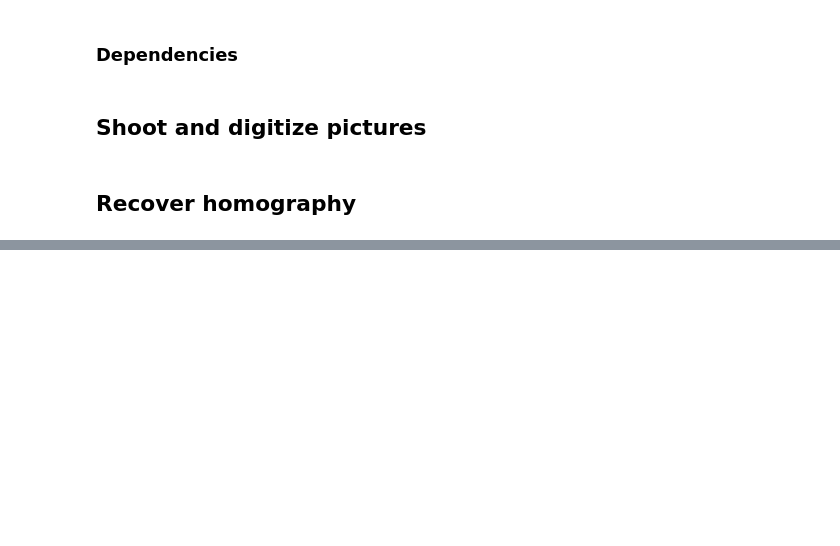
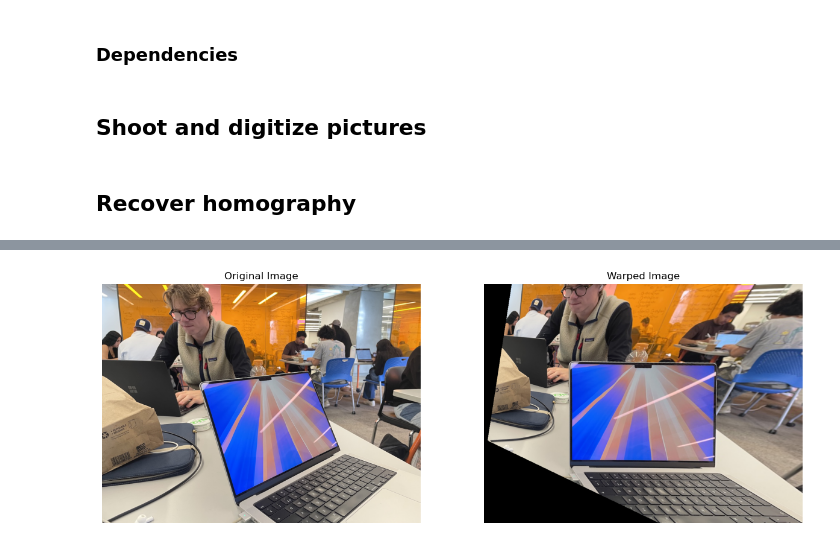
Before and after one commit to filipbagen/cs-180, a Jupyter notebook: p4-image-warping-and-mosaicing/code/main.ipynb, the cells around one changed output, grey strips where cells are left out. Drawn from its saved outputs; the diff is of its cells as text; code cells hidden in the pictures; blank space fills up the shorter version.

Commit message:
Finish rectifying images

```diff
--- a/p4-image-warping-and-mosaicing/code/main.ipynb
+++ b/p4-image-warping-and-mosaicing/code/main.ipynb
@@ -16,2 +14,10 @@ panorama_right = plt.imread('../data/IMG_8358.jpeg')
+# %%
+my_warp_image = plt.imread('../data/IMG_8359.jpeg')
+
+with open('../data/warp_points.json', 'r') as f:
+    warped_points = json.load(f)
+
+warped_points_1 = np.array(warped_points["im1Points"])
+warped_points_2 = np.array(warped_points["im2Points"])
 # %% [markdown]
 ## Recover homography
@@ -17,0 +55,77 @@ panorama_right = plt.imread('../data/IMG_8358.jpeg')
+# %%
+import numpy as np
+import matplotlib.pyplot as plt
+
+# Function to apply bilinear interpolation at floating point coordinates
+def bilinear_interpolation(im, x, y):
+    h, w, c = im.shape
+
+    # Ensure coordinates are within bounds
+    if x < 0 or x >= w or y < 0 or y >= h:
+        return np.zeros((c,))  # Out of bounds, return black
+
+    # Get the surrounding pixel coordinates
+    x1, y1 = int(np.floor(x)), int(np.floor(y))
+    x2, y2 = min(x1 + 1, w - 1), min(y1 + 1, h - 1)
+
+    # Distances from the point to the surrounding pixel coordinates
+    dx1, dy1 = x - x1, y - y1
+    dx2, dy2 = 1 - dx1, 1 - dy1
+
+    # Interpolating between four surrounding pixels
+    top_left = im[y1, x1]
+    top_right = im[y1, x2]
+    bottom_left = im[y2, x1]
+    bottom_right = im[y2, x2]
+
+    top = top_left * dx2 + top_right * dx1
+    bottom = bottom_left * dx2 + bottom_right * dx1
+    pixel_value = top * dy2 + bottom * dy1
+
+    return pixel_value
+
+# Warp image function
+def warpImage(im, H):
+    h_out, w_out = im.shape[0], im.shape[1]
+    im_warped = np.zeros((h_out, w_out, im.shape[2]), dtype=im.dtype)
+
+    # Inverse of the homography matrix
+    H_inv = np.linalg.inv(H)
+
+    # Loop over every pixel in the output image
+    for y_out in range(h_out):
+        for x_out in range(w_out):
+            # Transform the (x_out, y_out) point back to the input image coordinates
+            src_pt = np.array([x_out, y_out, 1])
+            src_pt = H_inv @ src_pt
+            src_pt /= src_pt[2]  # Normalize homogeneous coordinates
+
+            x_src, y_src = src_pt[0], src_pt[1]
+
+            # Get the pixel value at the computed (x_src, y_src) using bilinear interpolation
+            im_warped[y_out, x_out] = bilinear_interpolation(im, x_src, y_src)
+
+    return im_warped
+
+# Test the function
+# Assuming im1 is the original image and H is the homography matrix you've already computed
+im_warped = warpImage(my_warp_image, H)
+
+# Display the result
+plt.figure(figsize=(15, 10))
+
+# Original image
+plt.subplot(1, 2, 1)
+plt.imshow(my_warp_image)
+plt.title('Original Image')
+plt.axis('off')
+
+# Warped image
+plt.subplot(1, 2, 2)
+plt.imshow(im_warped)
+plt.title('Warped Image')
+plt.axis('off')
+
+plt.show()
+# %% [output]
+[figure, added]
```
Also changed, not shown: parts of 9 cells of this notebook, 4 other files.
